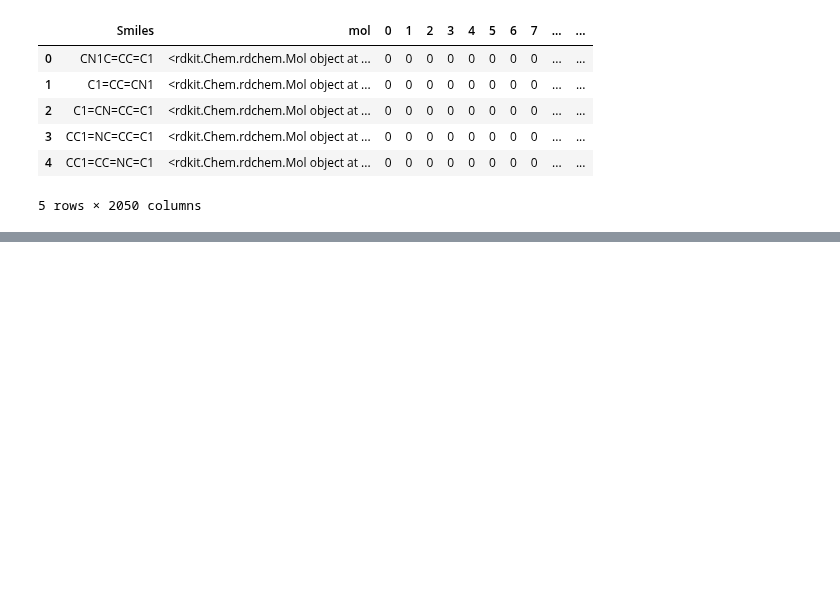
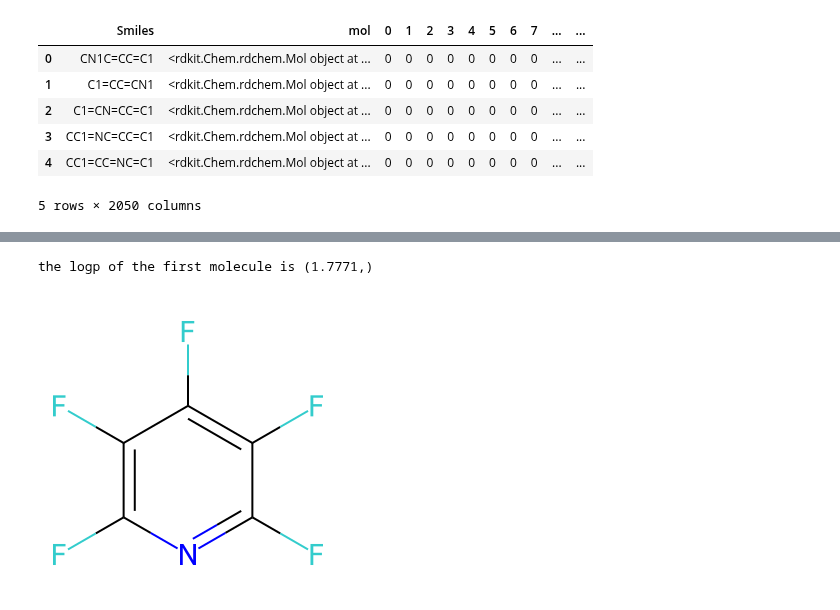
Before and after one commit to Marouane-Elhouari/rdkit-, a Jupyter notebook: analyse_rdkit.ipynb, the cells around one changed output, grey strips where cells are left out. Drawn from its saved outputs; the diff is of its cells as text; code cells hidden in the pictures; blank space fills up the shorter version.

```diff
--- a/analyse_rdkit.ipynb
+++ b/analyse_rdkit.ipynb
@@ -646,0 +755,10 @@ TTF.head()
+# %%
+
+MoleculeDescriptors.MolecularDescriptorCalculator(['MolLogP']).GetDescriptorSummaries()
+
+func_logp = MoleculeDescriptors.MolecularDescriptorCalculator(['MolLogP'])
+print(f'the logp of the first molecule is {func_logp.CalcDescriptors(mol_list[12])}')
+display(Draw.MolToImage(mol_list[12]))
+# %% [output]
+the logp of the first molecule is (1.7771,)
+[figure, added]
```
Also changed, not shown: parts of 8 cells of this notebook, 3 other files.
